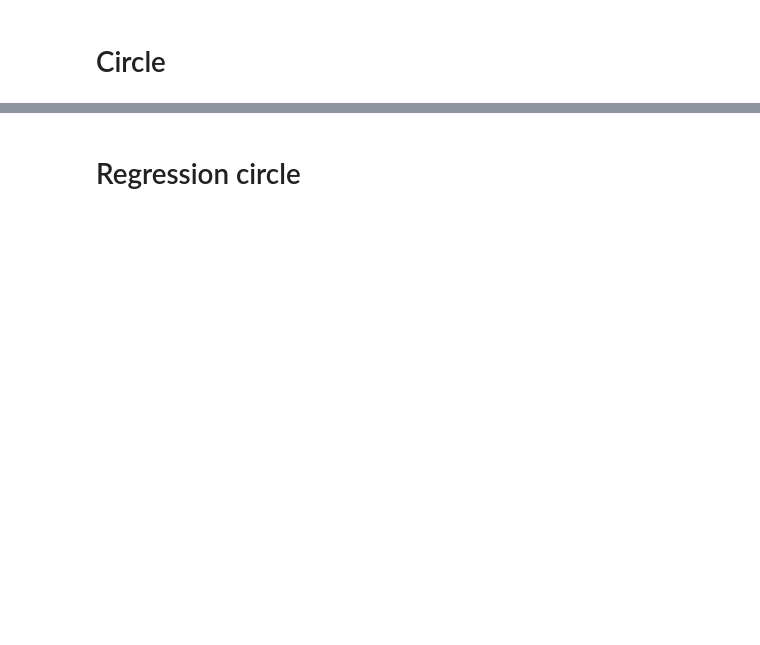
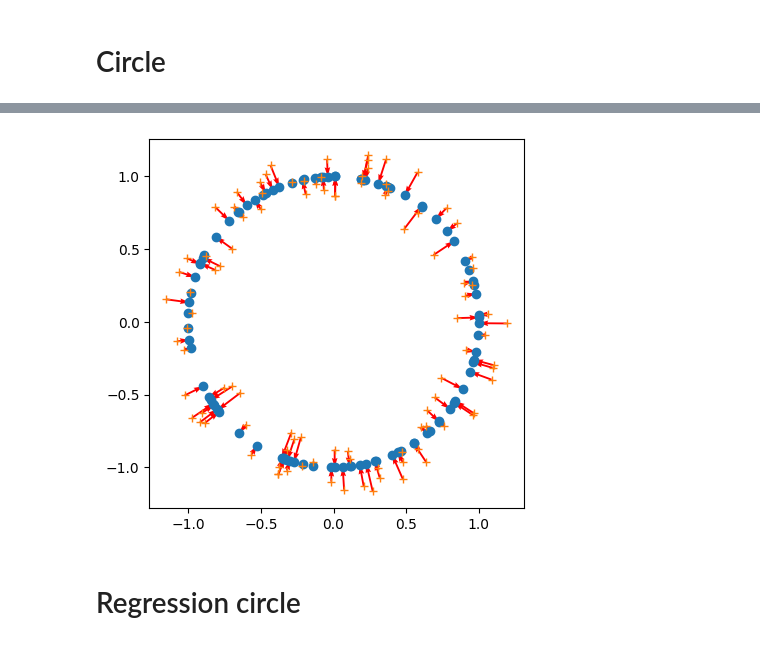
Before and after one commit to rcpaffenroth/iterativennsimple, a Jupyter notebook: notebooks/1-rcp-generate-data.ipynb, the cells around one changed output, grey strips where cells are left out. Saved outputs shown, nothing was run; the diff lists cells and outputs as text; code cells hidden in the pictures; blank space fills up the shorter version.

Commit message:
More plots

```diff
--- a/notebooks/1-rcp-generate-data.ipynb
+++ b/notebooks/1-rcp-generate-data.ipynb
@@ -156,3 +156,13 @@ ax.set_aspect('equal')
+# %%
+idx = np.random.choice(range(num_points), 100)
+_, ax = plt.subplots()
+ax.plot(x_on[idx], y_on[idx], 'o')
+ax.plot(x_off[idx], y_off[idx], '+')
+ax.quiver(x_off[idx], y_off[idx], x_on[idx]-x_off[idx], y_on[idx]-y_off[idx],
+          scale=1, scale_units='xy', angles='xy', color='r', width=0.005)
+ax.set_aspect('equal')
+# %% [output]
+[figure, added]
 # %%
 start_data = {f'x{i}': columns for i, columns in enumerate([x_off, y_off])}
 target_data = {f'x{i}': columns for i, columns in enumerate([x_on, y_on])}
```
Also changed, not shown: parts of 10 cells of this notebook.
